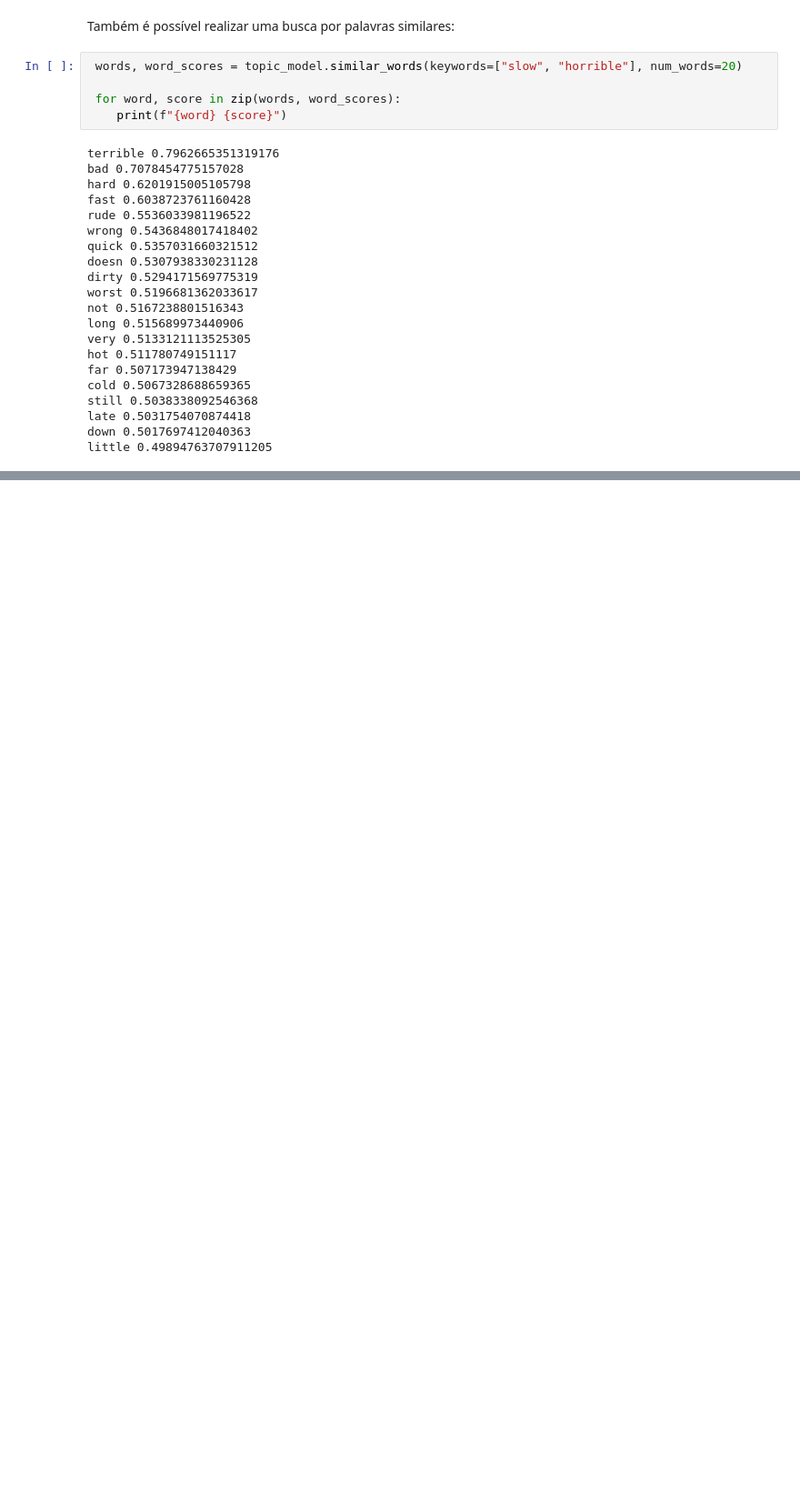
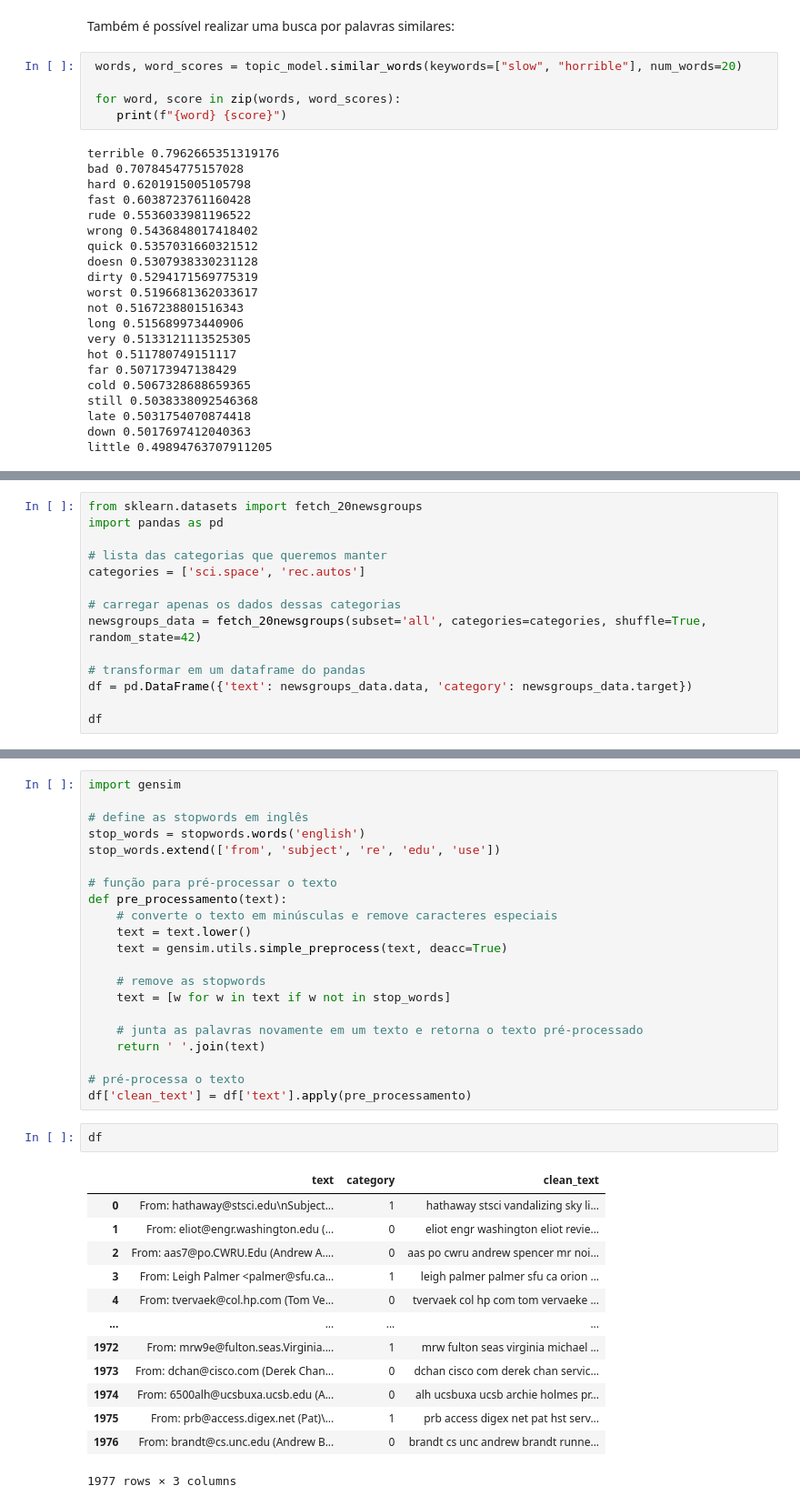
Before and after one commit to adalves-ufabc/2023.Q1-PLN, a Jupyter notebook: Aula 17/2023_Q1_PLN_Notebook_11.ipynb, the cells around one changed output, grey strips where cells are left out. Shown at 91% size. Saved outputs shown, nothing was run; the diff lists cells and outputs as text; blank space fills up the shorter version.

```diff
--- a/Aula 17/2023_Q1_PLN_Notebook_11.ipynb
+++ b/Aula 17/2023_Q1_PLN_Notebook_11.ipynb
@@ -313,0 +345,14 @@ little 0.49894763707911205
+# %%
+from sklearn.datasets import fetch_20newsgroups
+import pandas as pd
+
+# lista das categorias que queremos manter
+categories = ['sci.space', 'rec.autos']
+
+# carregar apenas os dados dessas categorias
+newsgroups_data = fetch_20newsgroups(subset='all', categories=categories, shuffle=True, random_state=42)
+
+# transformar em um dataframe do pandas
+df = pd.DataFrame({'text': newsgroups_data.data, 'category': newsgroups_data.target})
+
+df
@@ -313,0 +390,37 @@ little 0.49894763707911205
+# %%
+import gensim
+
+# define as stopwords em inglês
+stop_words = stopwords.words('english')
+stop_words.extend(['from', 'subject', 're', 'edu', 'use'])
+
+# função para pré-processar o texto
+def pre_processamento(text):
+    # converte o texto em minúsculas e remove caracteres especiais
+    text = text.lower()
+    text = gensim.utils.simple_preprocess(text, deacc=True)
+
+    # remove as stopwords
+    text = [w for w in text if w not in stop_words]
+
+    # junta as palavras novamente em um texto e retorna o texto pré-processado
+    return ' '.join(text)
+
+# pré-processa o texto
+df['clean_text'] = df['text'].apply(pre_processamento)
+# %%
+df
+# %% [output]
+|  | text | category | clean_text |
+| 0 | From: hathaway@stsci.edu\nSubject... | 1 | hathaway stsci vandalizing sky li... |
+| 1 | From: eliot@engr.washington.edu (... | 0 | eliot engr washington eliot revie... |
+| 2 | From: aas7@po.CWRU.Edu (Andrew A.... | 0 | aas po cwru andrew spencer mr noi... |
+| 3 | From: Leigh Palmer <palmer@sfu.ca... | 1 | leigh palmer palmer sfu ca orion ... |
+| 4 | From: tvervaek@col.hp.com (Tom Ve... | 0 | tvervaek col hp com tom vervaeke ... |
+| ... | ... | ... | ... |
+| 1972 | From: mrw9e@fulton.seas.Virginia.... | 1 | mrw fulton seas virginia michael ... |
+| 1973 | From: dchan@cisco.com (Derek Chan... | 0 | dchan cisco com derek chan servic... |
+| 1974 | From: 6500alh@ucsbuxa.ucsb.edu (A... | 0 | alh ucsbuxa ucsb archie holmes pr... |
+| 1975 | From: prb@access.digex.net (Pat)\... | 1 | prb access digex net pat hst serv... |
+| 1976 | From: brandt@cs.unc.edu (Andrew B... | 0 | brandt cs unc andrew brandt runne... |
+1977 rows × 3 columns
```
Also changed, not shown: parts of 20 cells of this notebook, 1 other file.
